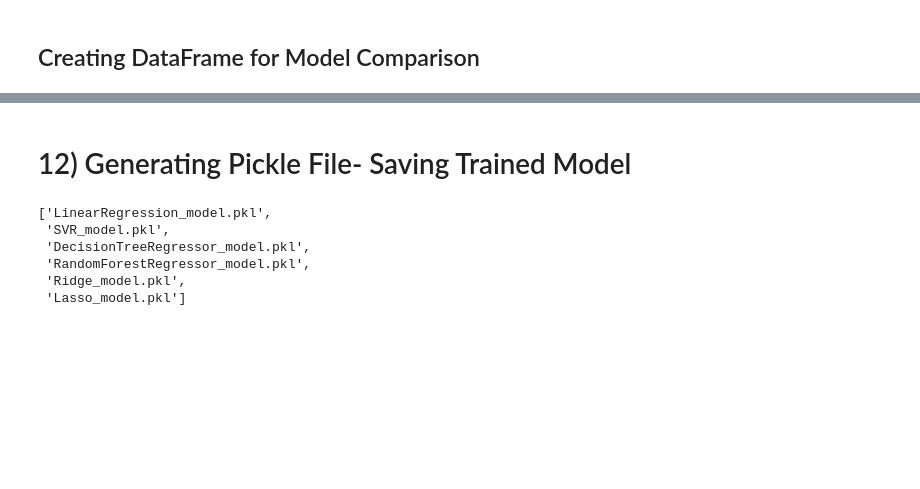
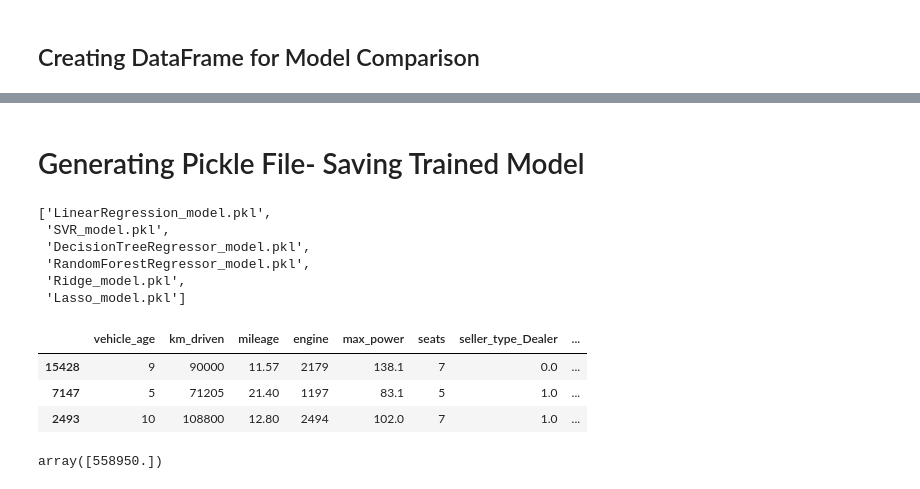
Before and after one commit to sharmasaravanan/CarDekho-Used-Car-Price-Prediction, a Jupyter notebook: cardekho-used-car-price-prediction.ipynb, the cells around one changed output, grey strips where cells are left out. Cells and saved outputs as stored; diff of their text form; code cells hidden in the pictures; blank space fills up the shorter version.

```diff
--- a/cardekho-used-car-price-prediction.ipynb
+++ b/cardekho-used-car-price-prediction.ipynb
@@ -1163,5 +1196,5 @@ In summary, the Random Forest Regressor performs best in predicting used car pri
 # %% [markdown]
-# 12) Generating Pickle File- Saving Trained Model
+# Generating Pickle File- Saving Trained Model
 # %%
 import pickle
 
@@ -1188,0 +1232,7 @@ saved_models
+# %%
+X_test.iloc[4:7,:]
+# %% [output]
+|  | vehicle_age | km_driven | mileage | engine | max_power | seats | seller_type_Dealer | ... |
+| 15428 | 9 | 90000 | 11.57 | 2179 | 138.1 | 7 | 0.0 | ... |
+| 7147 | 5 | 71205 | 21.40 | 1197 | 83.1 | 5 | 1.0 | ... |
+| 2493 | 10 | 108800 | 12.80 | 2494 | 102.0 | 7 | 1.0 | ... |
@@ -1188,0 +1241,4 @@ saved_models
+# %%
+model.predict([array])
+# %% [output]
+array([558950.])
```
Also changed, not shown: parts of 45 cells of this notebook.
